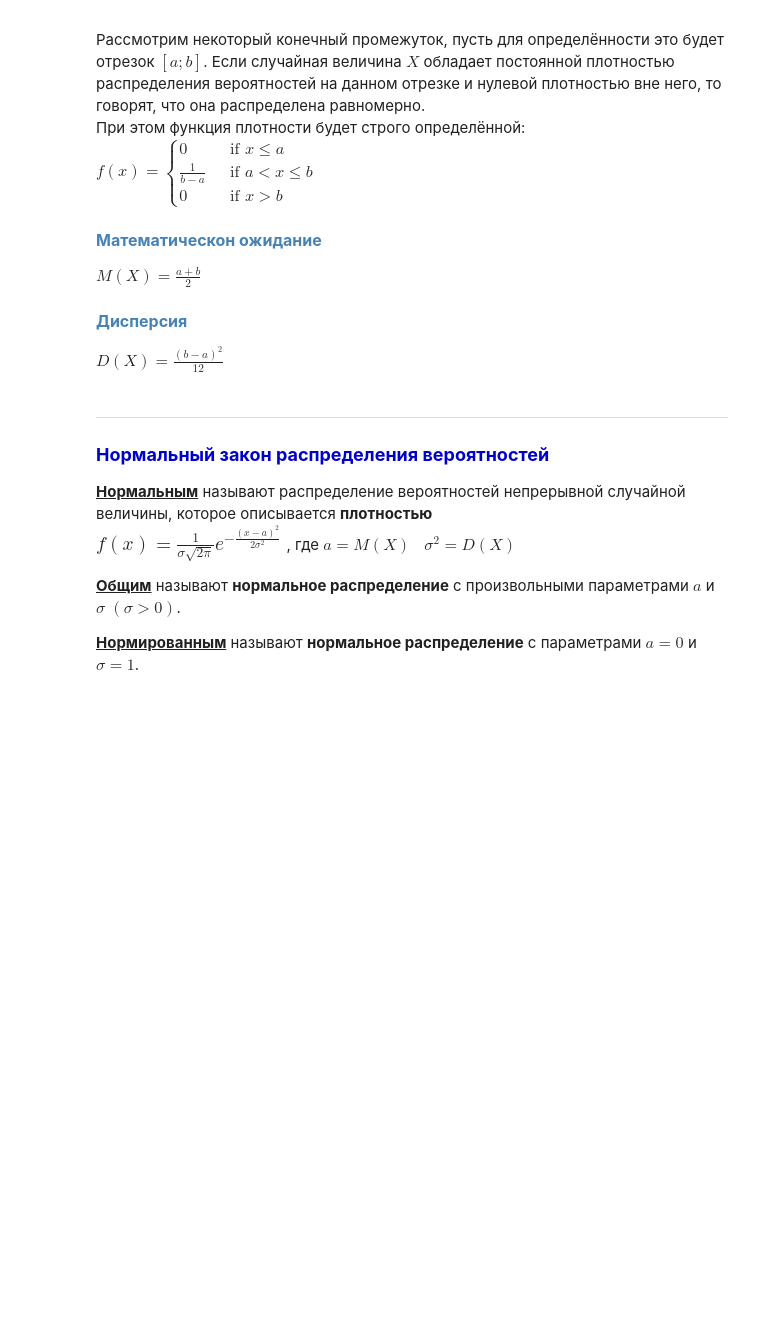
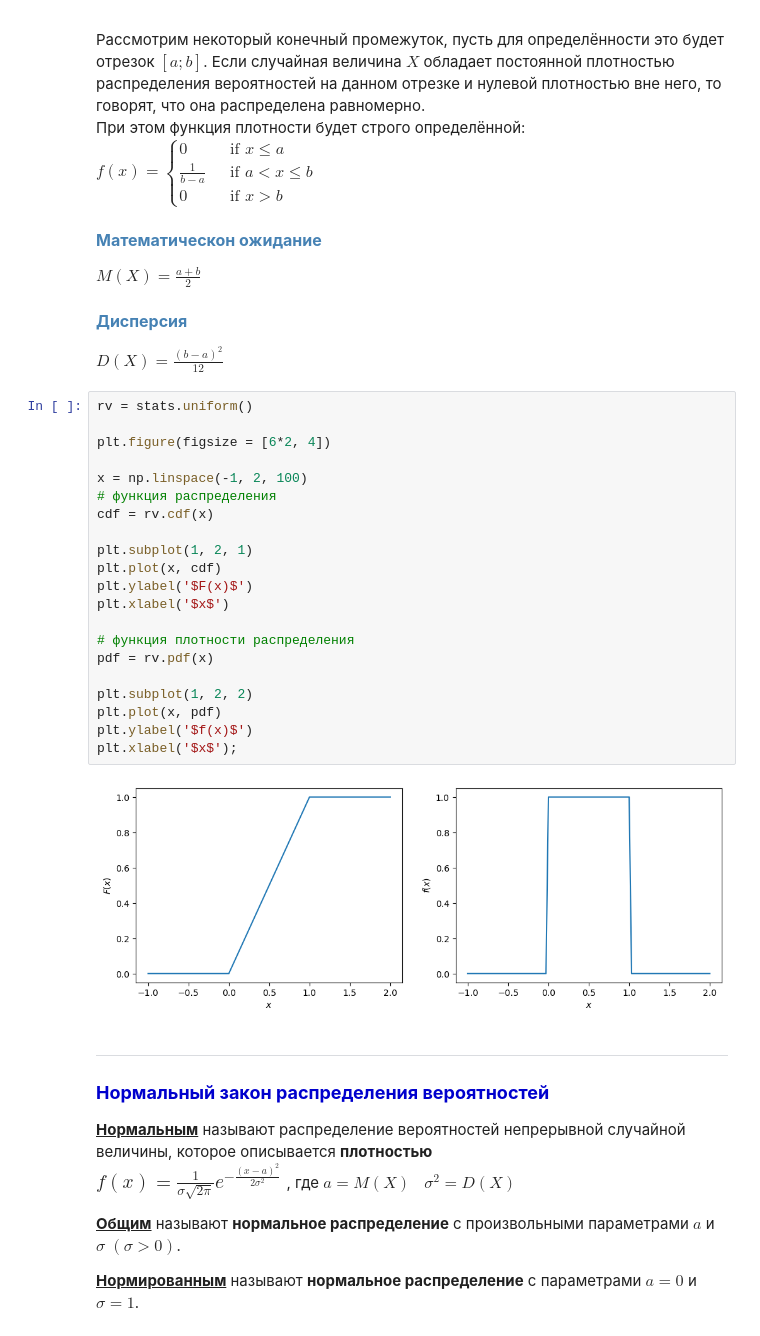
Before and after one commit to TanXmas/ProbabilityTheory_and_Statistics, a Jupyter notebook: PT_03_Continuous random variable.ipynb, the cells around one changed output. Drawn from its saved outputs; the diff is of its cells as text; blank space fills up the shorter version.

Commit message:
update PT03 (add plot)

```diff
--- a/PT_03_Continuous random variable.ipynb
+++ b/PT_03_Continuous random variable.ipynb
@@ -106,6 +122,29 @@ $\displaystyle M(X) = \frac{a+b}{2}$
 #### <font color = SteelBlue size = 3> <b>Дисперсия</b> </font>
 
 $\displaystyle D(X) = \frac{(b-a)^2}{12}$
+# %%
+rv = stats.uniform()
+
+plt.figure(figsize = [6*2, 4])
+
+x = np.linspace(-1, 2, 100)
+# функция распределения
+cdf = rv.cdf(x)
+
+plt.subplot(1, 2, 1)
+plt.plot(x, cdf)
+plt.ylabel('$F(x)$')
+plt.xlabel('$x$')
+
+# функция плотности распределения
+pdf = rv.pdf(x)
+
+plt.subplot(1, 2, 2)
+plt.plot(x, pdf)
+plt.ylabel('$f(x)$')
+plt.xlabel('$x$');
+# %% [output]
+[figure, added]
 # %% [markdown]
 ___
 ### <font color = MediumBlue size = 4> <b>Нормальный закон распределения вероятностей</b> </font>
```
Also changed, not shown: parts of 15 cells of this notebook.
